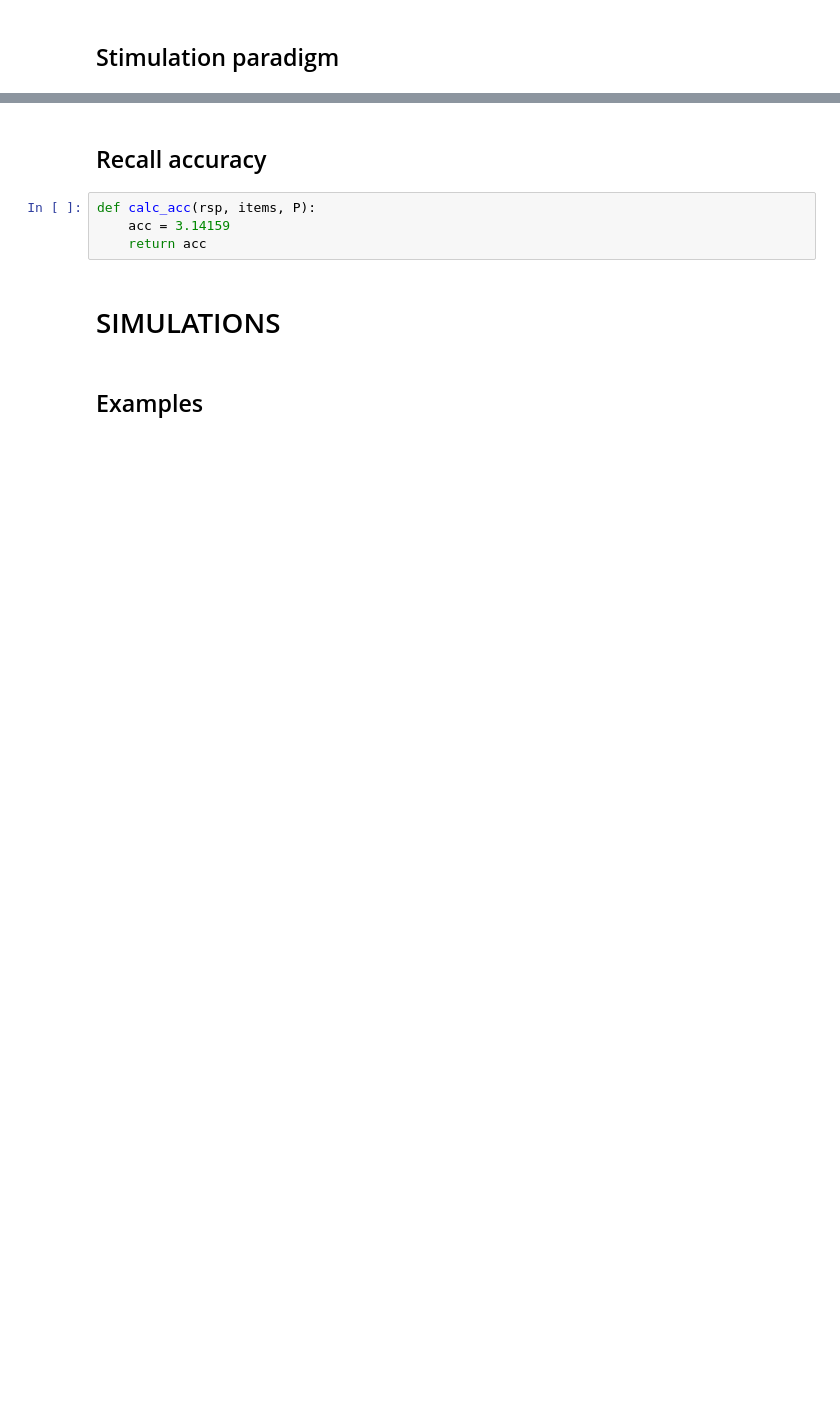
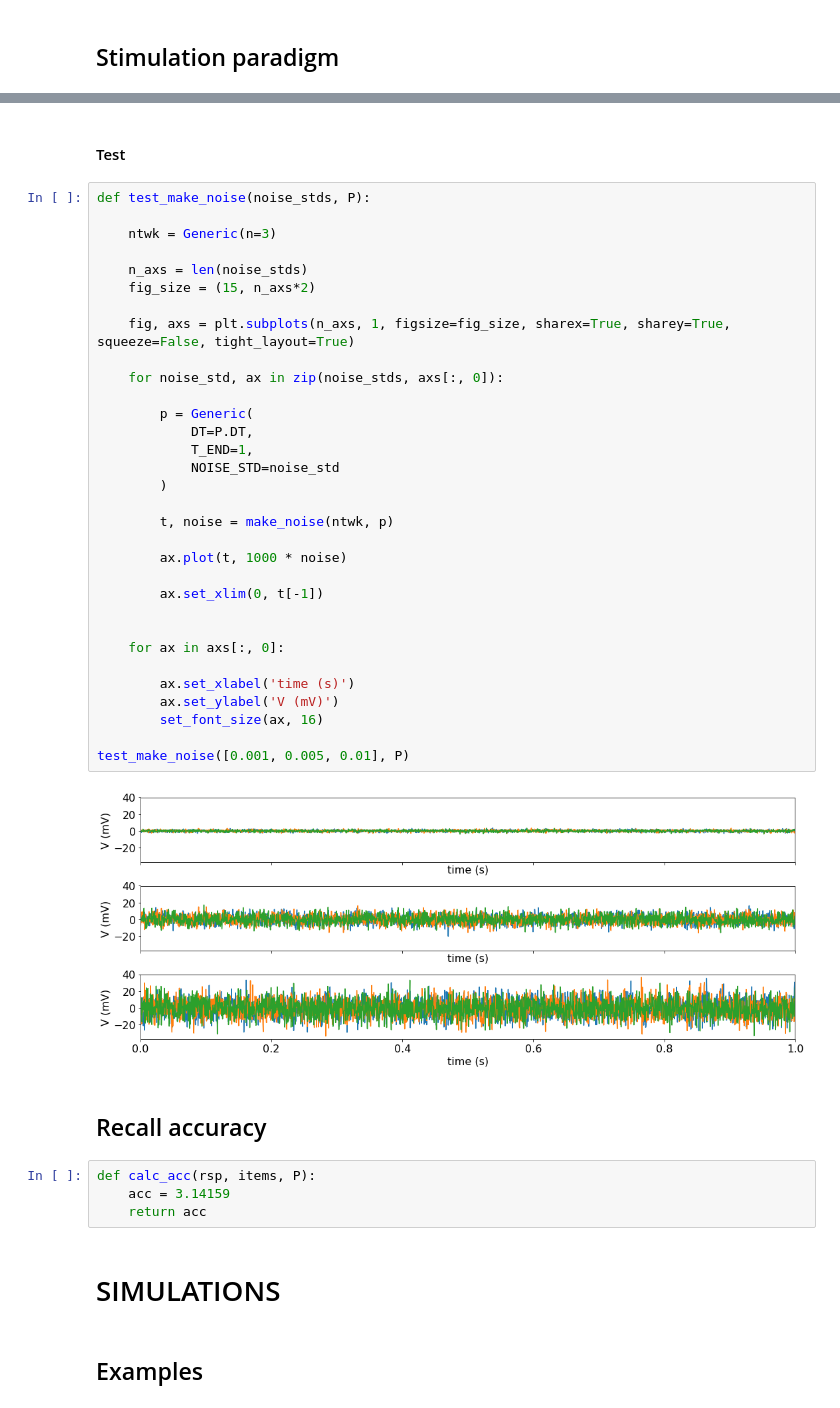
Before and after one commit to rkp8000/network_replay, a Jupyter notebook: 2_item_recall.ipynb, the cells around one changed output, grey strips where cells are left out. Cells and saved outputs as stored; diff of their text form; blank space fills up the shorter version.

```diff
--- a/2_item_recall.ipynb
+++ b/2_item_recall.ipynb
@@ -486,3 +614,39 @@ def make_spks_up(ntwk, items, P):
+# %% [markdown]
+#### Test
+# %%
+def test_make_noise(noise_stds, P):
+
+    ntwk = Generic(n=3)
+
+    n_axs = len(noise_stds)
+    fig_size = (15, n_axs*2)
+
+    fig, axs = plt.subplots(n_axs, 1, figsize=fig_size, sharex=True, sharey=True, squeeze=False, tight_layout=True)
+
+    for noise_std, ax in zip(noise_stds, axs[:, 0]):
+
+        p = Generic(
+            DT=P.DT,
+            T_END=1,
+            NOISE_STD=noise_std
+        )
+
+        t, noise = make_noise(ntwk, p)
+
+        ax.plot(t, 1000 * noise)
+
+        ax.set_xlim(0, t[-1])
+
+
+    for ax in axs[:, 0]:
+
+        ax.set_xlabel('time (s)')
+        ax.set_ylabel('V (mV)')
+        set_font_size(ax, 16)
+
+test_make_noise([0.001, 0.005, 0.01], P)
+# %% [output]
+[figure, added]
 # %% [markdown]
 ## Recall accuracy
 # %%
```
Also changed, not shown: parts of 24 cells of this notebook.
